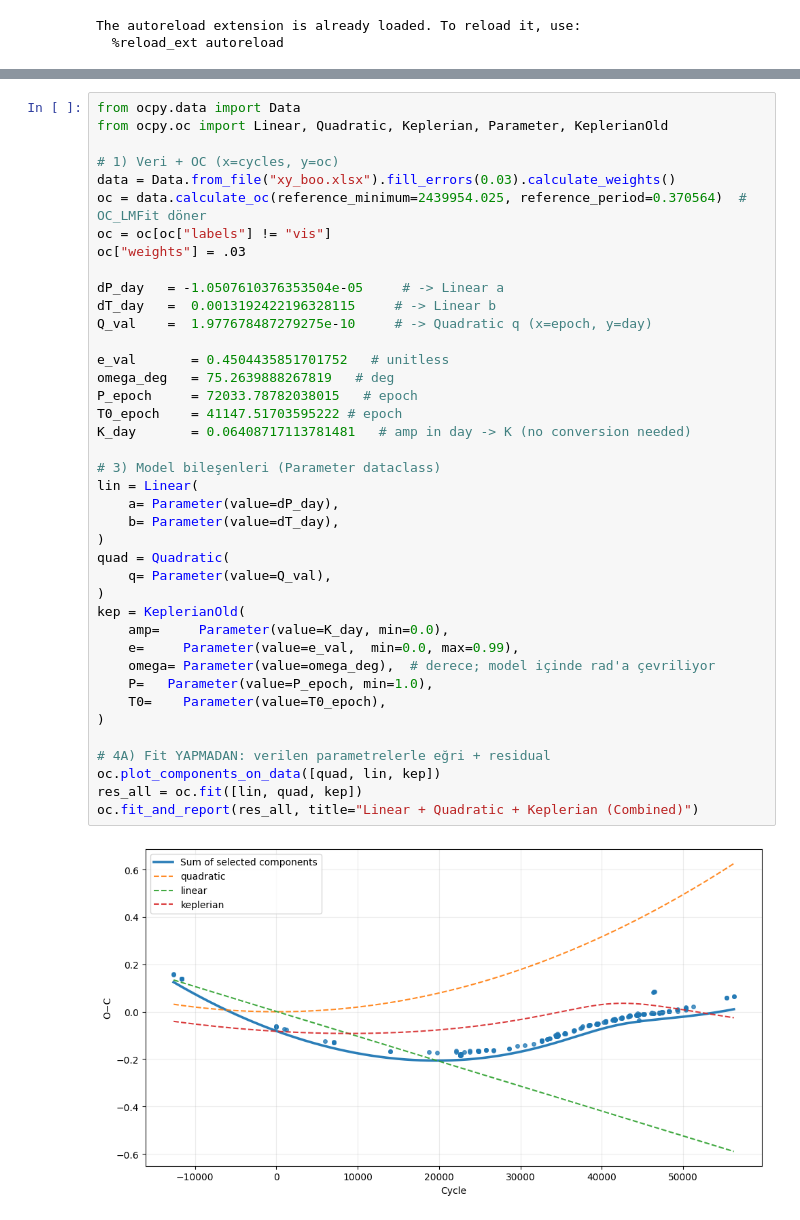
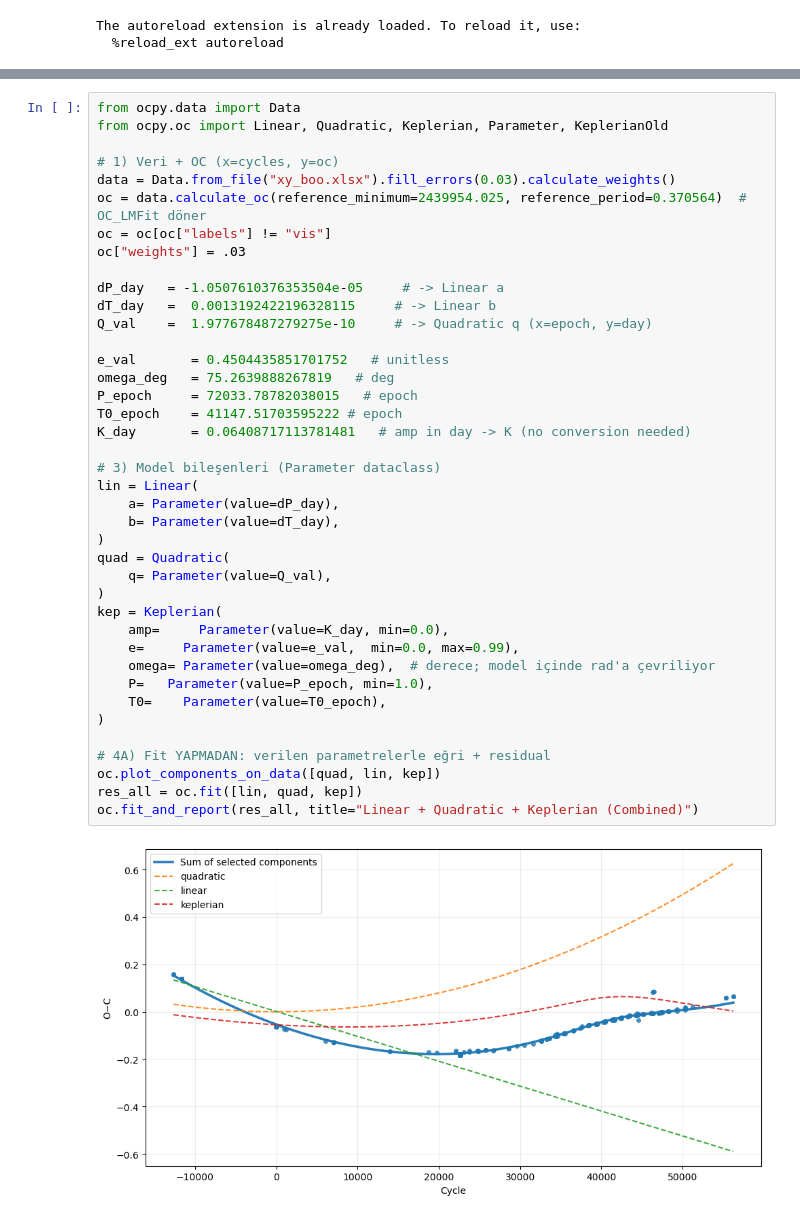
Before and after one commit to baris-guler/oc_py, a Jupyter notebook: src/exe/XYBoo/oclmfit.ipynb, the cells around one changed output, grey strips where cells are left out. Drawn from its saved outputs; the diff is of its cells as text.

```diff
--- a/src/exe/XYBoo/oclmfit.ipynb
+++ b/src/exe/XYBoo/oclmfit.ipynb
@@ -102,32 +102,32 @@ oc["weights"] = .03
 dP_day   = -1.0507610376353504e-05     # -> Linear a
 dT_day   =  0.0013192422196328115     # -> Linear b
 Q_val    =  1.977678487279275e-10     # -> Quadratic q (x=epoch, y=day)
 
 e_val       = 0.4504435851701752   # unitless
 omega_deg   = 75.2639888267819   # deg
 P_epoch     = 72033.78782038015   # epoch
 T0_epoch    = 41147.51703595222 # epoch
 K_day       = 0.06408717113781481   # amp in day -> K (no conversion needed)
 
 # 3) Model bileşenleri (Parameter dataclass)
 lin = Linear(
     a= Parameter(value=dP_day),
     b= Parameter(value=dT_day),
 )
 quad = Quadratic(
     q= Parameter(value=Q_val),
 )
-kep = KeplerianOld(
+kep = Keplerian(
     amp=     Parameter(value=K_day, min=0.0),
     e=     Parameter(value=e_val,  min=0.0, max=0.99),
     omega= Parameter(value=omega_deg),  # derece; model içinde rad'a çevriliyor
     P=   Parameter(value=P_epoch, min=1.0),
     T0=    Parameter(value=T0_epoch),
 )
 
 # 4A) Fit YAPMADAN: verilen parametrelerle eğri + residual
 oc.plot_components_on_data([quad, lin, kep])
 res_all = oc.fit([lin, quad, kep])
 oc.fit_and_report(res_all, title="Linear + Quadratic + Keplerian (Combined)")
 # %% [output]
-[figure, old version]
+[figure, new version]
```
Also changed, not shown: parts of 5 cells of this notebook, 16 other files.
